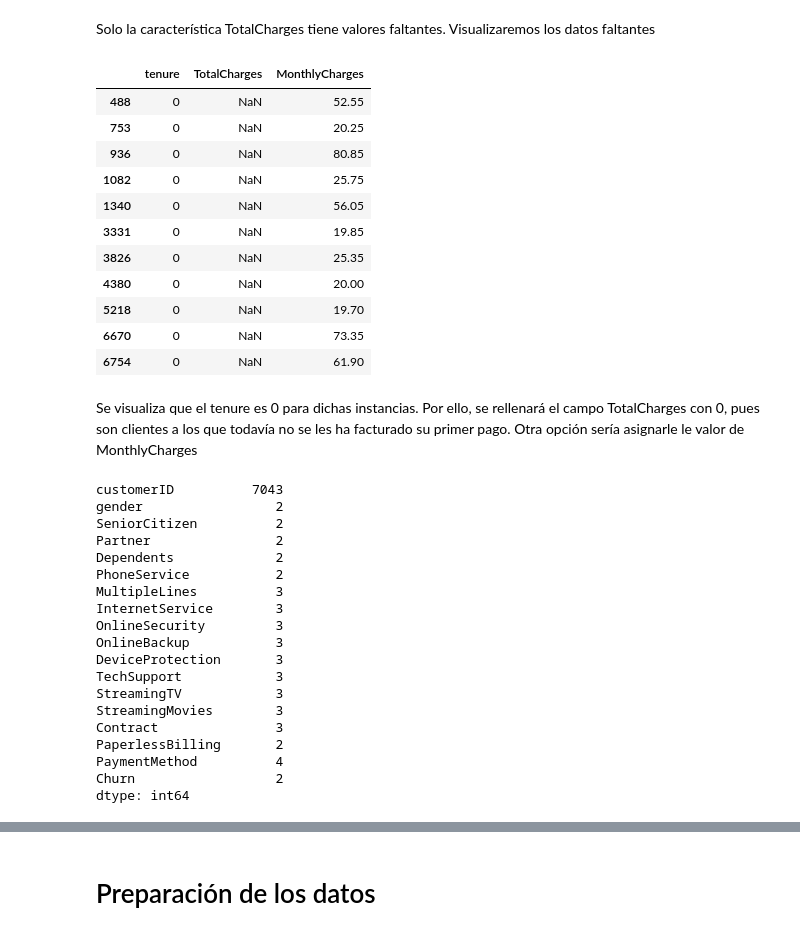
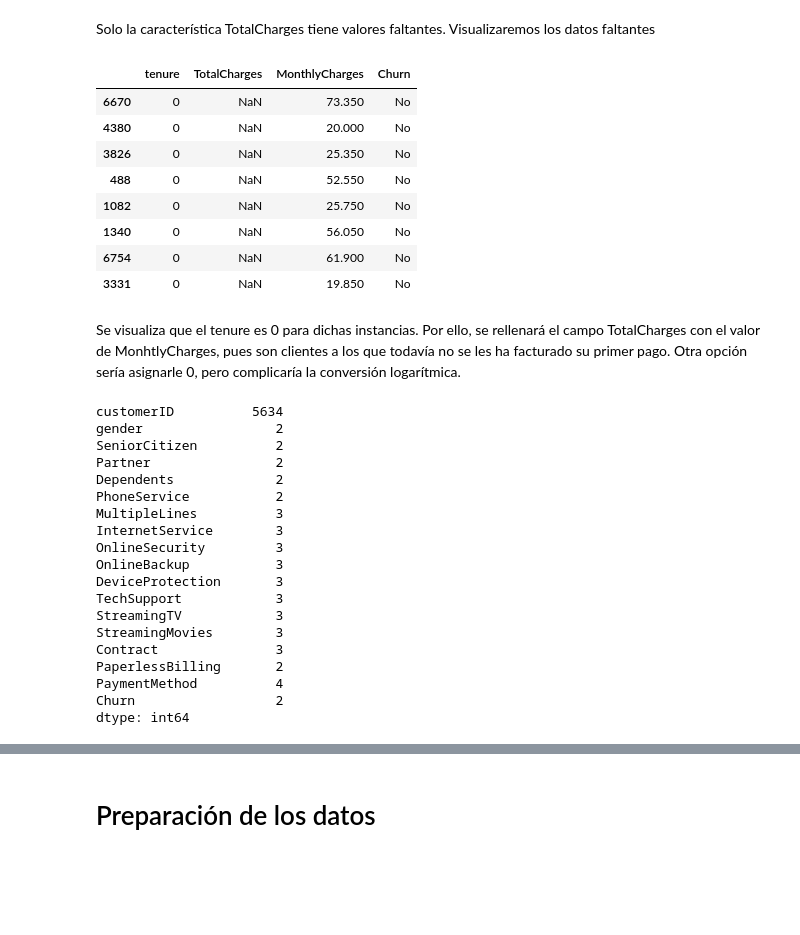
Before and after one commit to miguelvg27/ia-pucp-ml-trabajo, a Jupyter notebook: ML_TrabajoGrupal_01_miguel.ipynb, the cells around one changed output, grey strips where cells are left out. Cells and saved outputs as stored; diff of their text form; code cells hidden in the pictures; blank space fills up the shorter version.

```diff
--- a/ML_TrabajoGrupal_01_miguel.ipynb
+++ b/ML_TrabajoGrupal_01_miguel.ipynb
@@ -146,0 +179,7 @@ df['TotalCharges'].isna().sum()
+# %%
+from sklearn.model_selection import StratifiedShuffleSplit
+split = StratifiedShuffleSplit(n_splits=1, test_size=0.2, random_state=42)
+
+for train_index, test_index in split.split(df_orig, df_orig['Churn']):
+  df_train = df_orig.loc[train_index]
+  df_test = df_orig.loc[test_index]
@@ -149,4 +215,6 @@ df['TotalCharges'].isna().sum()
 A continuación, se visualizarán los datos con el fin de encontrar mayor información de las características
 # %% [markdown]
 ### Datos numéricos
+# %%
+df = df_train.copy()
 # %%
@@ -197,0 +263,2 @@ Para reducir el skew o asímetría y el impacto de los valores atípicos de la c
+# %%
+df["TotalChargesLog"] = df["TotalCharges"].apply(np.log)
@@ -216 +302,4 @@ A continuación, visualizamos la matriz de correlación
+# %%
+df['Churn_int'] = df['Churn'].apply(lambda x: 1 if x=='Yes' else 0)
+car_num.append('Churn_int')
 # %%
@@ -285,26 +374,24 @@ dtype: int64
 # %% [markdown]
 Solo la característica TotalCharges tiene valores faltantes. Visualizaremos los datos faltantes
 # %%
-df[['tenure','TotalCharges','MonthlyCharges']][df['TotalCharges'].isna()]
+df[['tenure','TotalCharges','MonthlyCharges','Churn']][df['TotalCharges'].isna()]
 # %% [output]
-|  | tenure | TotalCharges | MonthlyCharges |
-| 488 | 0 | NaN | 52.55 |
-| 753 | 0 | NaN | 20.25 |
-| 936 | 0 | NaN | 80.85 |
-| 1082 | 0 | NaN | 25.75 |
-| 1340 | 0 | NaN | 56.05 |
-| 3331 | 0 | NaN | 19.85 |
-| 3826 | 0 | NaN | 25.35 |
-| 4380 | 0 | NaN | 20.00 |
-| 5218 | 0 | NaN | 19.70 |
-| 6670 | 0 | NaN | 73.35 |
-| 6754 | 0 | NaN | 61.90 |
+|  | tenure | TotalCharges | MonthlyCharges | Churn |
+| 6670 | 0 | NaN | 73.350 | No |
+| 4380 | 0 | NaN | 20.000 | No |
+| 3826 | 0 | NaN | 25.350 | No |
+| 488 | 0 | NaN | 52.550 | No |
+| 1082 | 0 | NaN | 25.750 | No |
+| 1340 | 0 | NaN | 56.050 | No |
+| 6754 | 0 | NaN | 61.900 | No |
+| 3331 | 0 | NaN | 19.850 | No |
 # %% [markdown]
-Se visualiza que el tenure es 0 para dichas instancias. Por ello, se rellenará el campo TotalCharges con 0, pues son clientes a los que todavía no se les ha facturado su primer pago. Otra opción sería asignarle le valor de MonthlyCharges
+Se visualiza que el tenure es 0 para dichas instancias. Por ello, se rellenará el campo TotalCharges con el valor de MonhtlyCharges, pues son clientes a los que todavía no se les ha facturado su primer pago. Otra opción sería asignarle 0, pero complicaría la conversión logarítmica.
 # %%
-df.select_dtypes("O").nunique()
+unique_vals = df.select_dtypes("O").nunique()
+unique_vals
 # %% [output]
-customerID          7043
+customerID          5634
 gender                 2
 SeniorCitizen          2
 Partner                2
```
Also changed, not shown: parts of 76 cells of this notebook.
